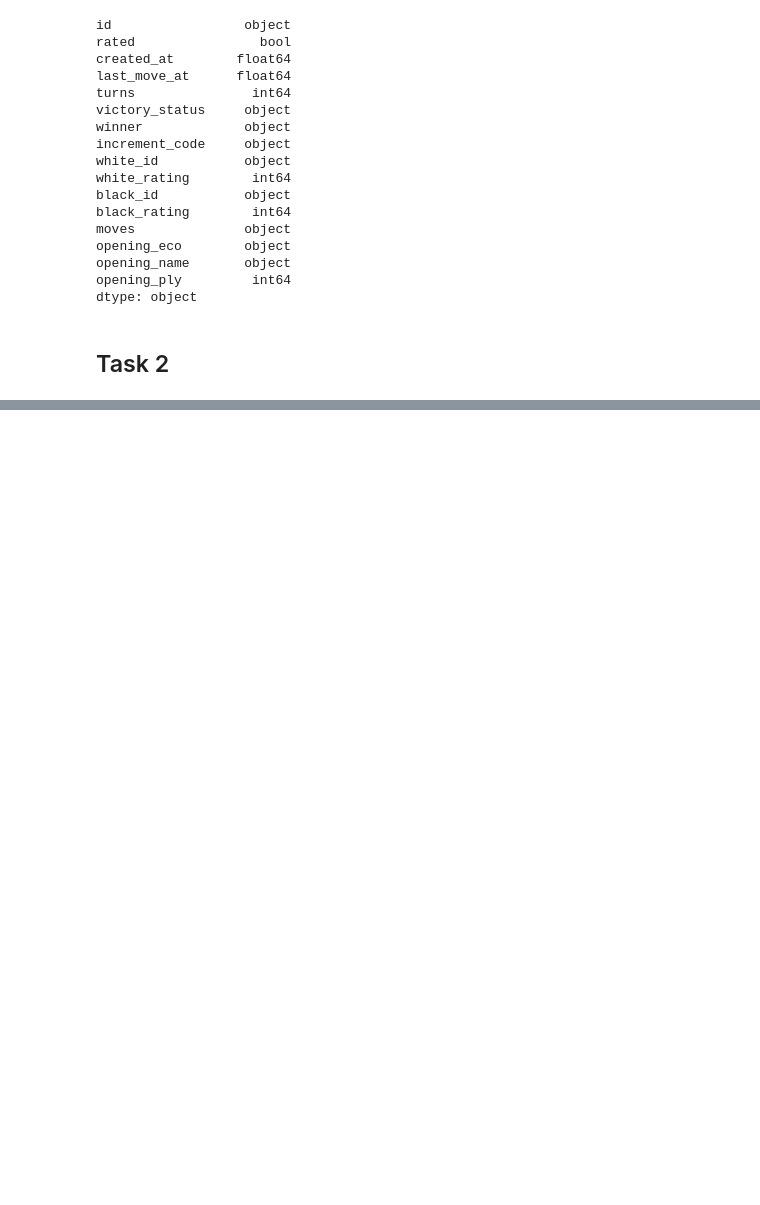
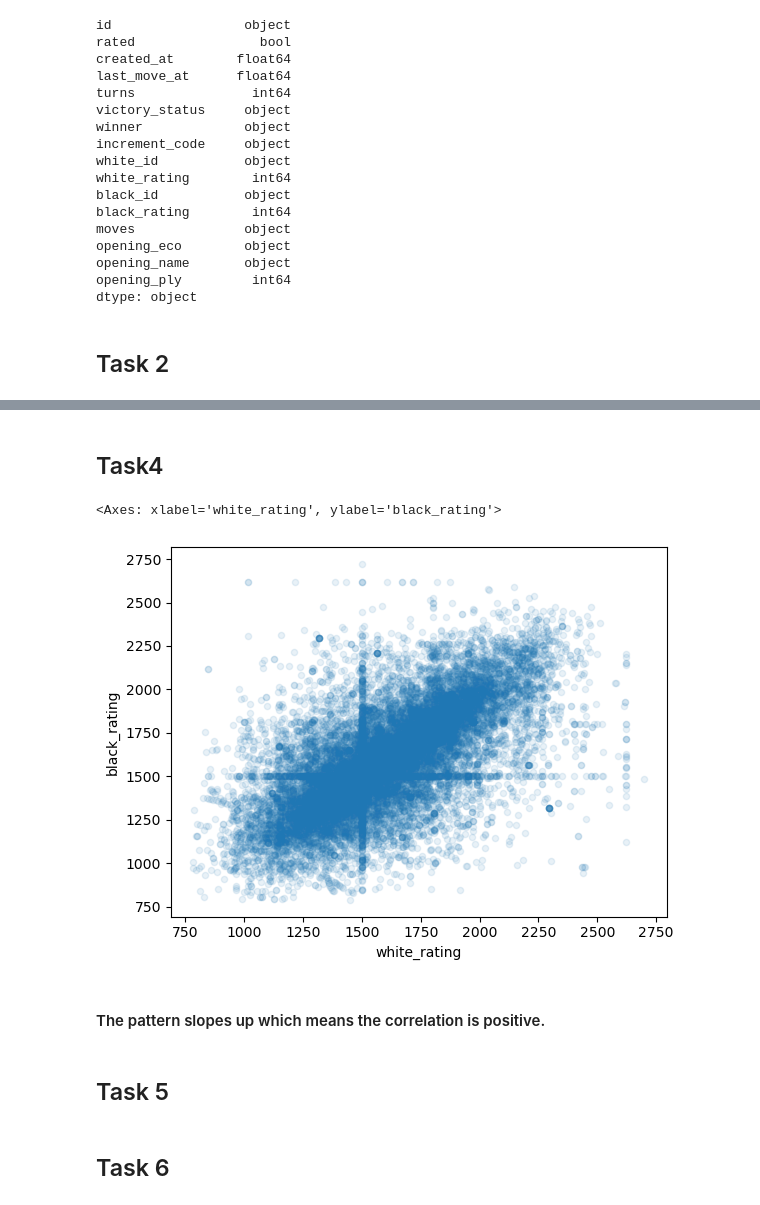
Before and after one commit to crussell1856/Cars_plots, a Jupyter notebook: cars_Graphs.ipynb, the cells around one changed output, grey strips where cells are left out. Drawn from its saved outputs; the diff is of its cells as text; code cells hidden in the pictures; blank space fills up the shorter version.

```diff
--- a/cars_Graphs.ipynb
+++ b/cars_Graphs.ipynb
@@ -47,0 +68,11 @@ games['winner'].value_counts().plot(kind = 'bar')
+# %% [markdown]
+## Task4
+# %%
+games.plot(kind="scatter", x="white_rating", y= "black_rating", alpha = 0.1)
+# %% [output]
+<Axes: xlabel='white_rating', ylabel='black_rating'>
+[figure, added]
+# %% [markdown]
+#### The pattern slopes up which means the correlation is positive.
+# %% [markdown]
+## Task 5
@@ -47,0 +82,2 @@ games['winner'].value_counts().plot(kind = 'bar')
+# %% [markdown]
+## Task 6
```
Also changed, not shown: parts of 21 cells of this notebook.
